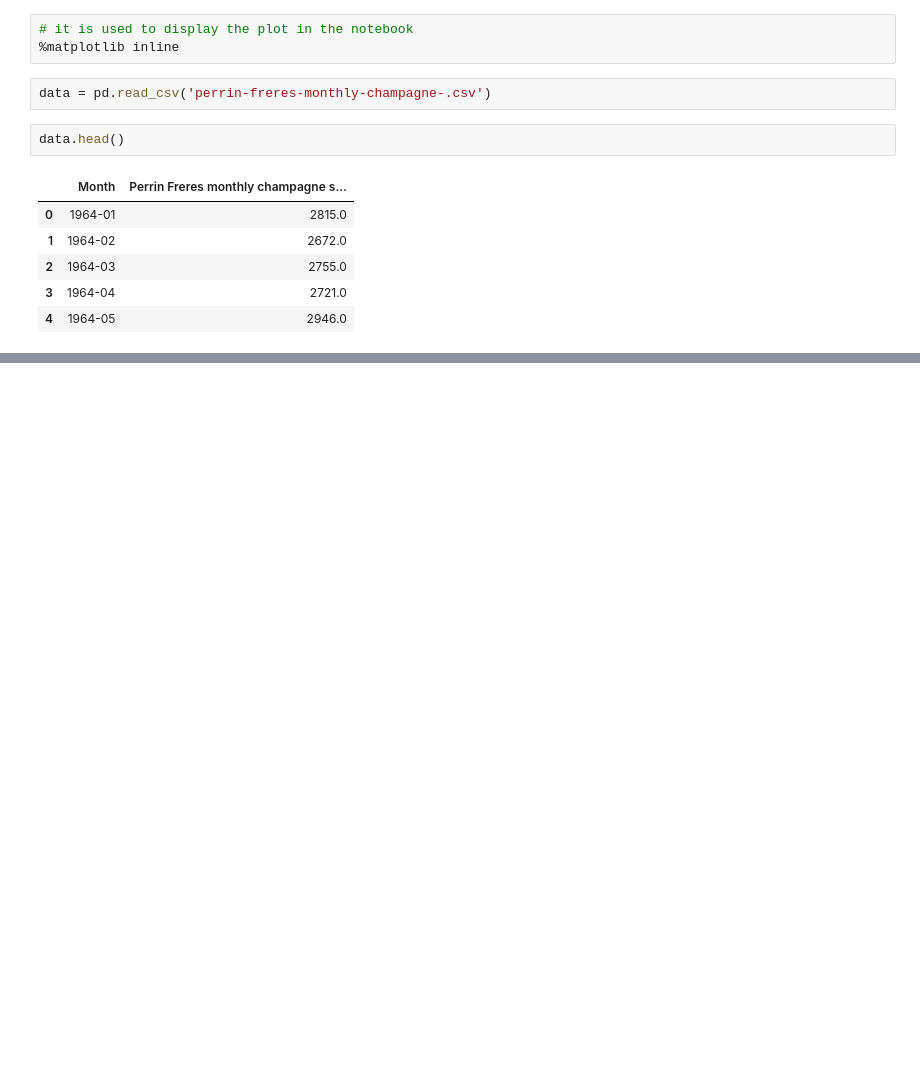
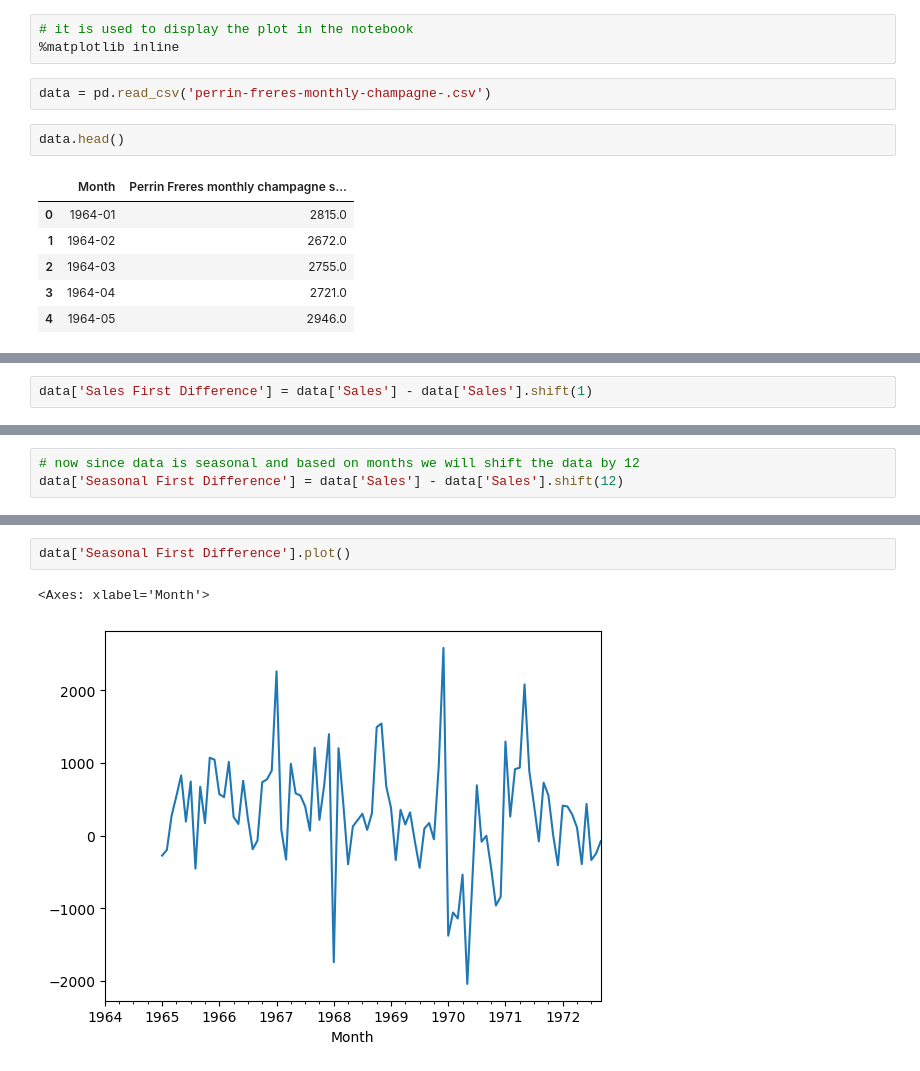
Before and after one commit to Ak7210/ArimaSeasonalArima, a Jupyter notebook: champagne.ipynb, the cells around one changed output, grey strips where cells are left out. Drawn from its saved outputs; the diff is of its cells as text; blank space fills up the shorter version.

```diff
--- a/champagne.ipynb
+++ b/champagne.ipynb
@@ -38,0 +173,2 @@ data.head()
+# %%
+data['Sales First Difference'] = data['Sales'] - data['Sales'].shift(1)
@@ -38,0 +186,3 @@ data.head()
+# %%
+# now since data is seasonal and based on months we will shift the data by 12
+data['Seasonal First Difference'] = data['Sales'] - data['Sales'].shift(12)
@@ -38,0 +208,5 @@ data.head()
+# %%
+data['Seasonal First Difference'].plot()
+# %% [output]
+<Axes: xlabel='Month'>
+[figure, added]
```
Also changed, not shown: parts of 41 cells of this notebook.
